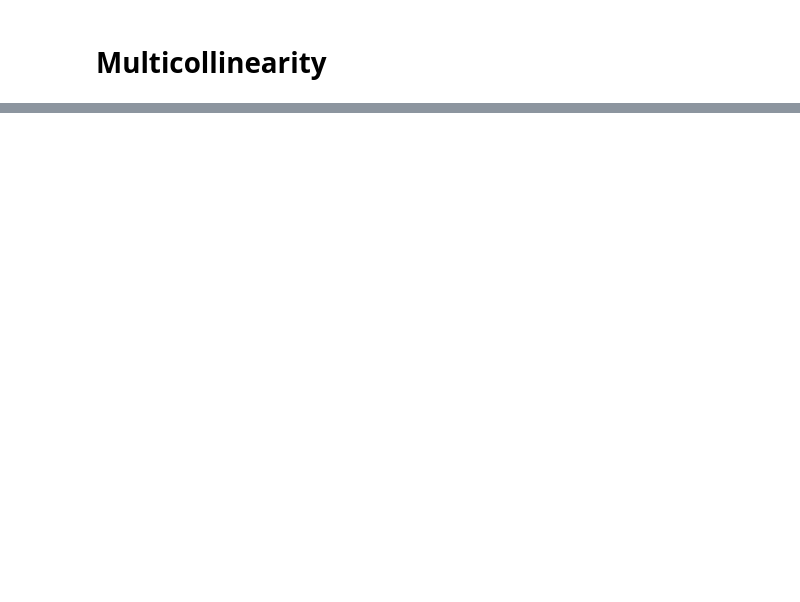
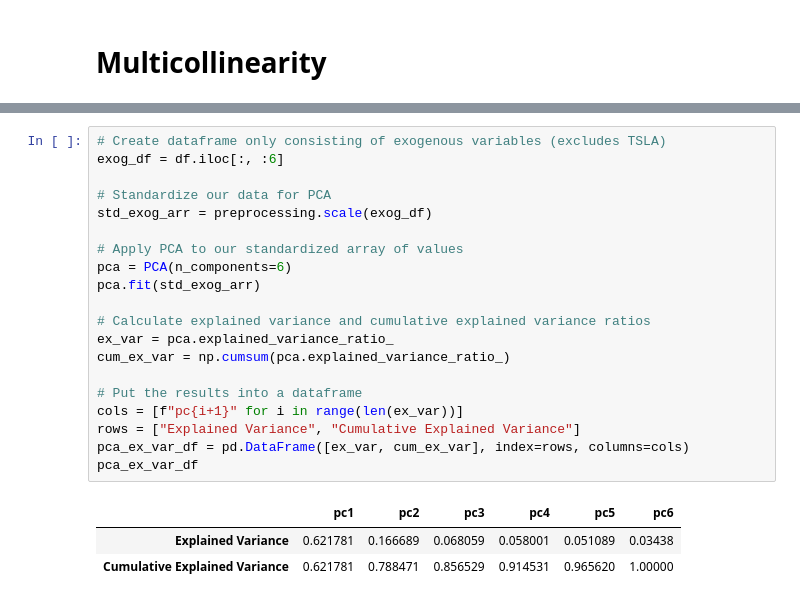
Before and after one commit to adevrent/wqu_mscfe, a Jupyter notebook: Financial Econometrics/GWP2/multicollinearity.ipynb, the cells around one changed output, grey strips where cells are left out. Saved outputs shown, nothing was run; the diff lists cells and outputs as text; blank space fills up the shorter version.

```diff
--- a/Financial Econometrics/GWP2/multicollinearity.ipynb
+++ b/Financial Econometrics/GWP2/multicollinearity.ipynb
@@ -202,0 +143,24 @@ plt.tight_layout()
+# %%
+# Create dataframe only consisting of exogenous variables (excludes TSLA)
+exog_df = df.iloc[:, :6]
+
+# Standardize our data for PCA
+std_exog_arr = preprocessing.scale(exog_df)
+
+# Apply PCA to our standardized array of values
+pca = PCA(n_components=6)
+pca.fit(std_exog_arr)
+
+# Calculate explained variance and cumulative explained variance ratios
+ex_var = pca.explained_variance_ratio_
+cum_ex_var = np.cumsum(pca.explained_variance_ratio_)
+
+# Put the results into a dataframe
+cols = [f"pc{i+1}" for i in range(len(ex_var))]
+rows = ["Explained Variance", "Cumulative Explained Variance"]
+pca_ex_var_df = pd.DataFrame([ex_var, cum_ex_var], index=rows, columns=cols)
+pca_ex_var_df
+# %% [output]
+|  | pc1 | pc2 | pc3 | pc4 | pc5 | pc6 |
+| Explained Variance | 0.621781 | 0.166689 | 0.068059 | 0.058001 | 0.051089 | 0.03438 |
+| Cumulative Explained Variance | 0.621781 | 0.788471 | 0.856529 | 0.914531 | 0.965620 | 1.00000 |
```
Also changed, not shown: parts of 35 cells of this notebook, 1 other file.
